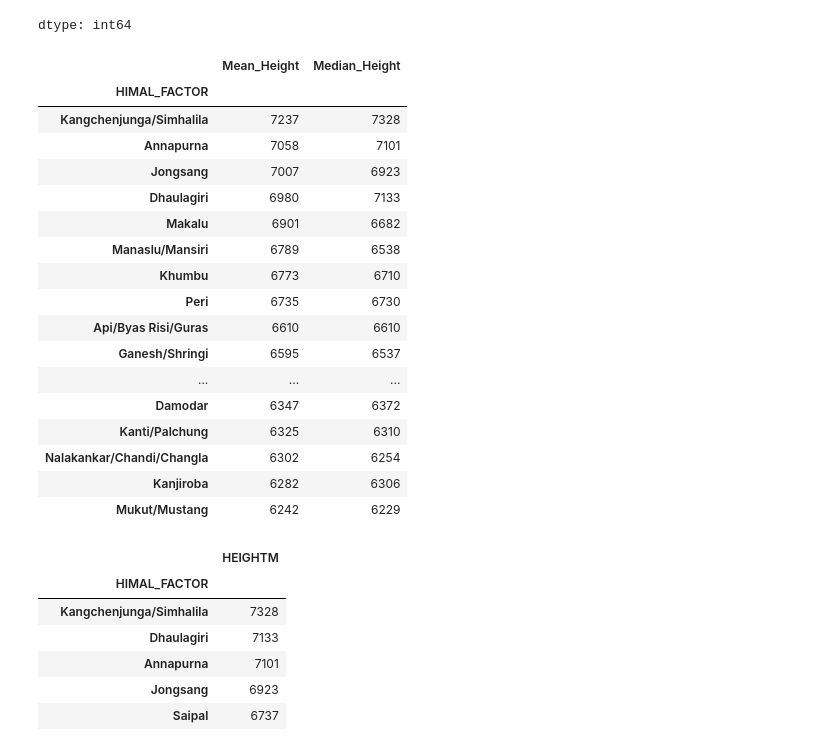
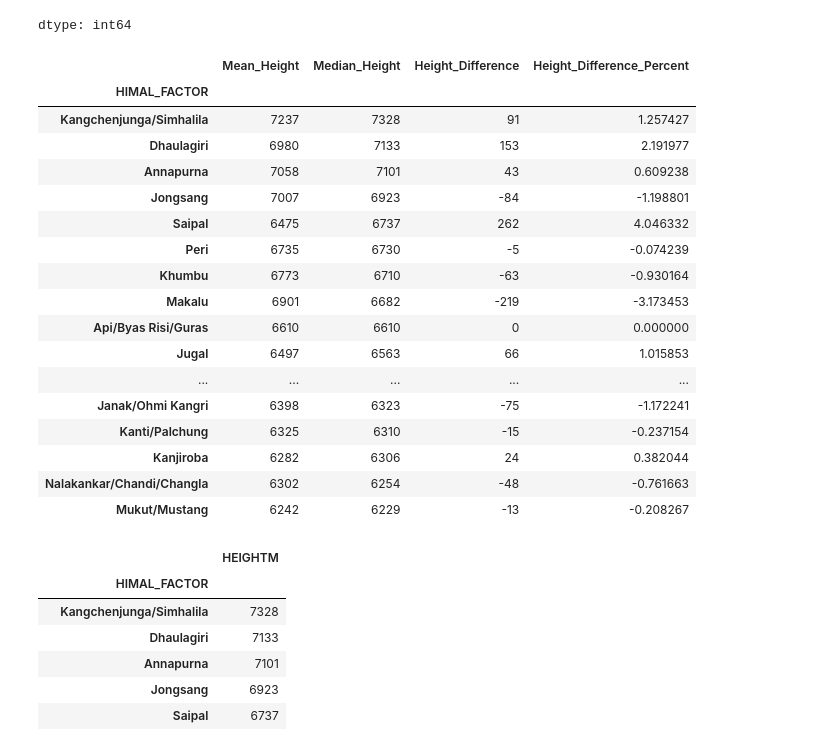
Before and after one commit to k10sj02/tidy-pydy-tuesday, a Jupyter notebook: 2025_01_21_himalayan_expeditions.ipynb, the cells around one changed output. Saved outputs shown, nothing was run; the diff lists cells and outputs as text; code cells hidden in the pictures.

```diff
--- a/2025_01_21_himalayan_expeditions.ipynb
+++ b/2025_01_21_himalayan_expeditions.ipynb
@@ -348,26 +341,29 @@ dtype: int64
 # %%
 peak_stats = pd.concat([peaks_mean, peaks_median], axis=1)
 peak_stats.columns = ['Mean_Height', 'Median_Height']
+peak_stats['Height_Difference'] = peak_stats['Median_Height'] - peak_stats['Mean_Height']
+peak_stats['Height_Difference_Percent'] = (peak_stats['Height_Difference'] / peak_stats['Mean_Height']) * 100
+peak_stats.sort_values(by='Median_Height', ascending=False, inplace=True)
 peak_stats
 # %% [output]
-|  | Mean_Height | Median_Height |
-| HIMAL_FACTOR |  |  |
-| Kangchenjunga/Simhalila | 7237 | 7328 |
-| Annapurna | 7058 | 7101 |
-| Jongsang | 7007 | 6923 |
-| Dhaulagiri | 6980 | 7133 |
-| Makalu | 6901 | 6682 |
-| Manaslu/Mansiri | 6789 | 6538 |
-| Khumbu | 6773 | 6710 |
-| Peri | 6735 | 6730 |
-| Api/Byas Risi/Guras | 6610 | 6610 |
-| Ganesh/Shringi | 6595 | 6537 |
-| ... | ... | ... |
-| Damodar | 6347 | 6372 |
-| Kanti/Palchung | 6325 | 6310 |
-| Nalakankar/Chandi/Changla | 6302 | 6254 |
-| Kanjiroba | 6282 | 6306 |
-| Mukut/Mustang | 6242 | 6229 |
+|  | Mean_Height | Median_Height | Height_Difference | Height_Difference_Percent |
+| HIMAL_FACTOR |  |  |  |  |
+| Kangchenjunga/Simhalila | 7237 | 7328 | 91 | 1.257427 |
+| Dhaulagiri | 6980 | 7133 | 153 | 2.191977 |
+| Annapurna | 7058 | 7101 | 43 | 0.609238 |
+| Jongsang | 7007 | 6923 | -84 | -1.198801 |
+| Saipal | 6475 | 6737 | 262 | 4.046332 |
+| Peri | 6735 | 6730 | -5 | -0.074239 |
+| Khumbu | 6773 | 6710 | -63 | -0.930164 |
+| Makalu | 6901 | 6682 | -219 | -3.173453 |
+| Api/Byas Risi/Guras | 6610 | 6610 | 0 | 0.000000 |
+| Jugal | 6497 | 6563 | 66 | 1.015853 |
+| ... | ... | ... | ... | ... |
+| Janak/Ohmi Kangri | 6398 | 6323 | -75 | -1.172241 |
+| Kanti/Palchung | 6325 | 6310 | -15 | -0.237154 |
+| Kanjiroba | 6282 | 6306 | 24 | 0.382044 |
+| Nalakankar/Chandi/Changla | 6302 | 6254 | -48 | -0.761663 |
+| Mukut/Mustang | 6242 | 6229 | -13 | -0.208267 |
 # %%
 peaks_median = peaks_tidy.groupby('HIMAL_FACTOR')['HEIGHTM'].median().astype(int)
 peaks_median.sort_values(ascending = False, inplace = True)
```
Also changed, not shown: parts of 5 cells of this notebook.
